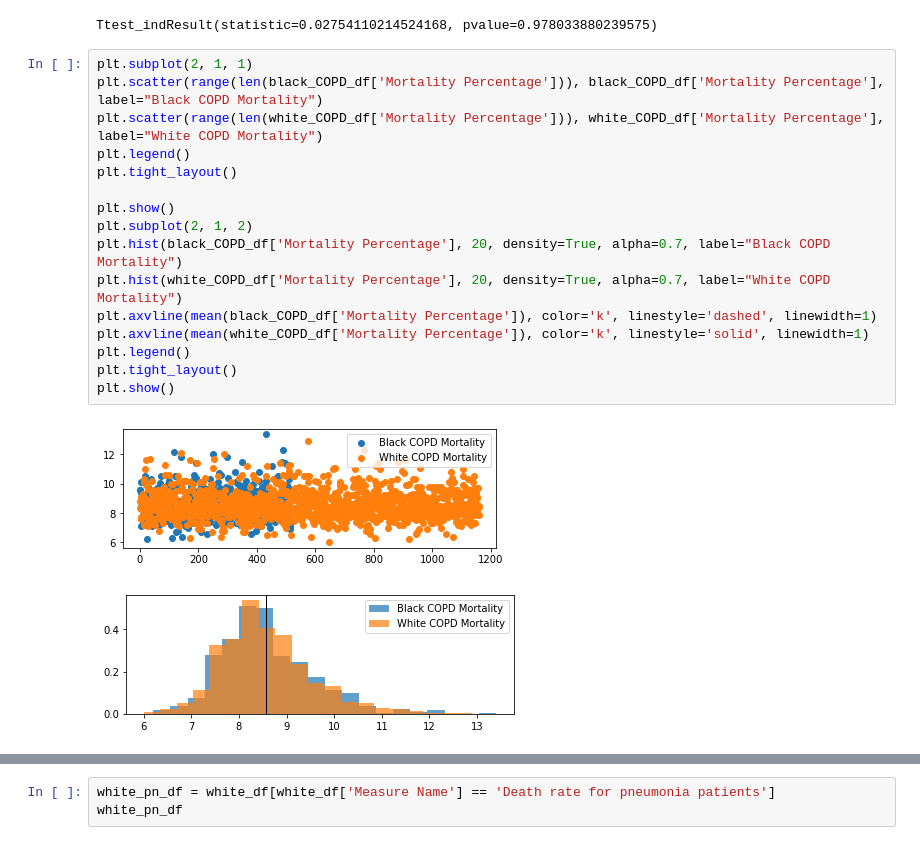
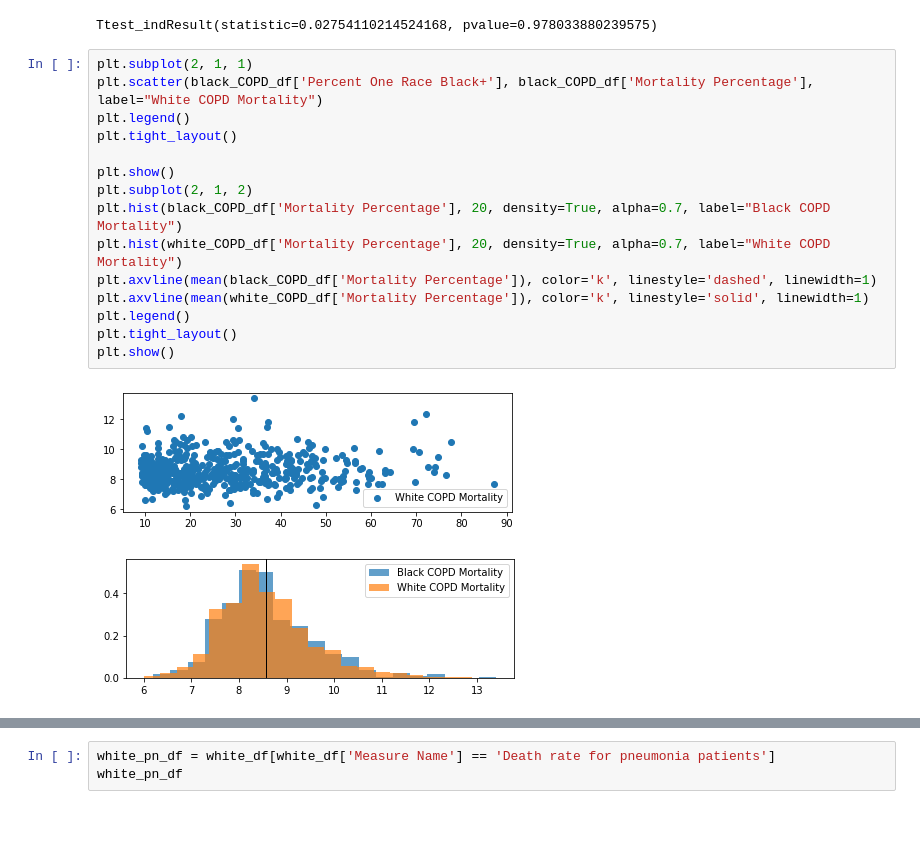
Before and after one commit to fisher1916/healthcare-disparities, a Jupyter notebook: Analysis/Race_vs_Health_Conditions.ipynb, the cells around one changed output, grey strips where cells are left out. Cells and saved outputs as stored; diff of their text form.

Commit message:
fixed and separated scatter plots

```diff
--- a/Analysis/Race_vs_Health_Conditions.ipynb
+++ b/Analysis/Race_vs_Health_Conditions.ipynb
@@ -787,20 +787,19 @@ st.ttest_ind(black_COPD_df['Mortality Percentage'], white_COPD_df['Mortality Per
 Ttest_indResult(statistic=0.02754110214524168, pvalue=0.978033880239575)
 # %%
 plt.subplot(2, 1, 1)
-plt.scatter(range(len(black_COPD_df['Mortality Percentage'])), black_COPD_df['Mortality Percentage'], label="Black COPD Mortality")
-plt.scatter(range(len(white_COPD_df['Mortality Percentage'])), white_COPD_df['Mortality Percentage'], label="White COPD Mortality")
+plt.scatter(black_COPD_df['Percent One Race Black+'], black_COPD_df['Mortality Percentage'], label="White COPD Mortality")
 plt.legend()
 plt.tight_layout()
 
 plt.show()
 plt.subplot(2, 1, 2)
 plt.hist(black_COPD_df['Mortality Percentage'], 20, density=True, alpha=0.7, label="Black COPD Mortality")
 plt.hist(white_COPD_df['Mortality Percentage'], 20, density=True, alpha=0.7, label="White COPD Mortality")
 plt.axvline(mean(black_COPD_df['Mortality Percentage']), color='k', linestyle='dashed', linewidth=1)
 plt.axvline(mean(white_COPD_df['Mortality Percentage']), color='k', linestyle='solid', linewidth=1)
 plt.legend()
 plt.tight_layout()
 plt.show()
 # %% [output]
-[figure, old version]
+[figure, new version]
 [figure]
```
Also changed, not shown: parts of 7 cells of this notebook.
